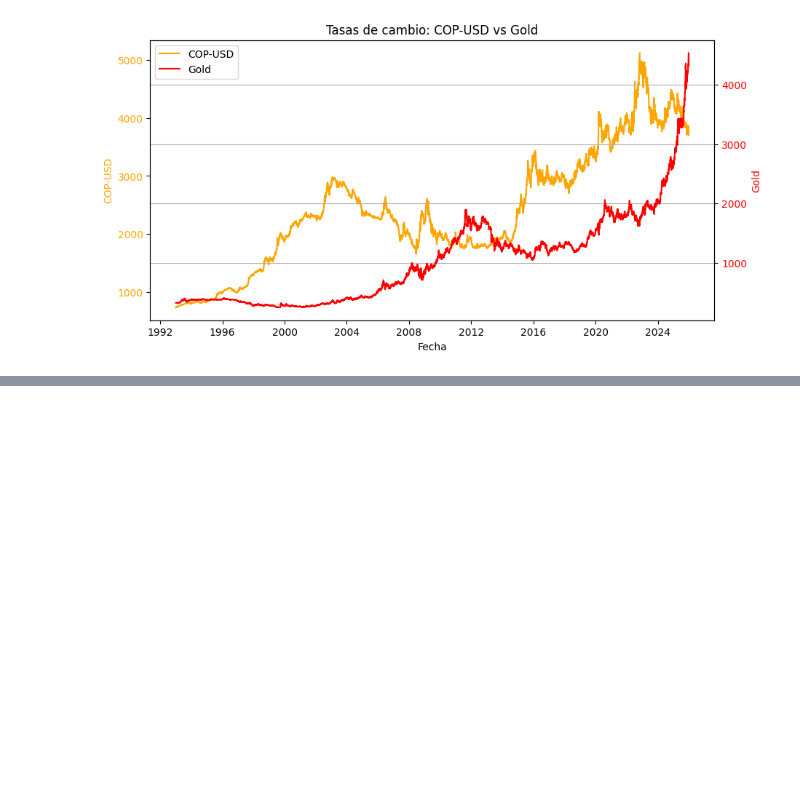
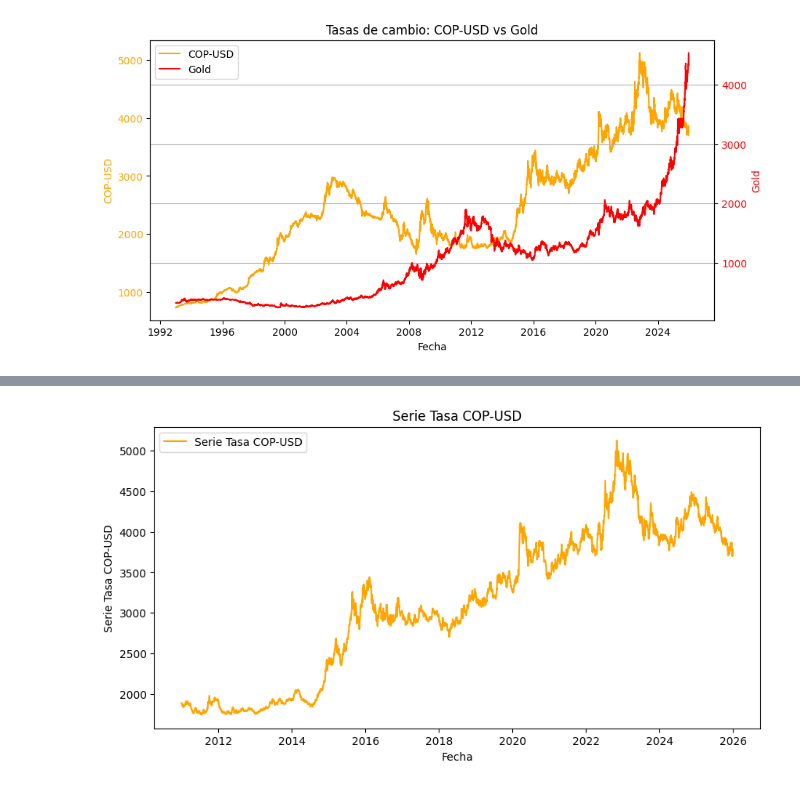
Before and after one commit to oscardi777/Test-Codigos, a Jupyter notebook: Data_predict/data_caracteristica.ipynb, the cells around one changed output, grey strips where cells are left out. Drawn from its saved outputs; the diff is of its cells as text; code cells hidden in the pictures; blank space fills up the shorter version.

```diff
--- a/Data_predict/data_caracteristica.ipynb
+++ b/Data_predict/data_caracteristica.ipynb
@@ -401,0 +404,10 @@ df_rates_gold.to_csv("data_rates_gold.csv", index=False)
+# %%
+df_rates_bitcoin = df[["Date", "Rate_COP", "Rate_BRL", "Rate_CHI"]].copy()
+
+df_rates_bitcoin = df_rates_bitcoin[df_rates_bitcoin["Date"] >= "2011-01-01"]
+
+df_rates_bitcoin = pd.merge(df_rates_bitcoin, df_bitcoin[["Date", "Cierre"]], on="Date", how="left")
+
+df_rates_bitcoin.rename(columns={'Cierre': 'Bitcoin'}, inplace=True)
+
+df_rates_bitcoin.describe()
@@ -401,0 +424,4 @@ df_rates_gold.to_csv("data_rates_gold.csv", index=False)
+# %%
+df_rates_bitcoin["Bitcoin"] = df_rates_bitcoin["Bitcoin"].interpolate(method="linear")
+
+df_rates_bitcoin.describe()
@@ -401,0 +438,15 @@ df_rates_gold.to_csv("data_rates_gold.csv", index=False)
+# %%
+col = "Rate_COP"
+
+df_rates_bitcoin = df_rates_bitcoin[[c for c in df_rates_bitcoin.columns if c != col] + [col]]
+# %%
+plt.figure(figsize=(10, 5))
+plt.plot(df_rates_bitcoin["Date"], df_rates_bitcoin["Rate_COP"], label='Serie Tasa COP-USD', color='orange')
+
+plt.title('Serie Tasa COP-USD')
+plt.xlabel('Fecha')
+plt.ylabel('Serie Tasa COP-USD')
+plt.legend()
+plt.show()
+# %% [output]
+[figure, added]
```
Also changed, not shown: parts of 6 cells of this notebook, 5 other files.
